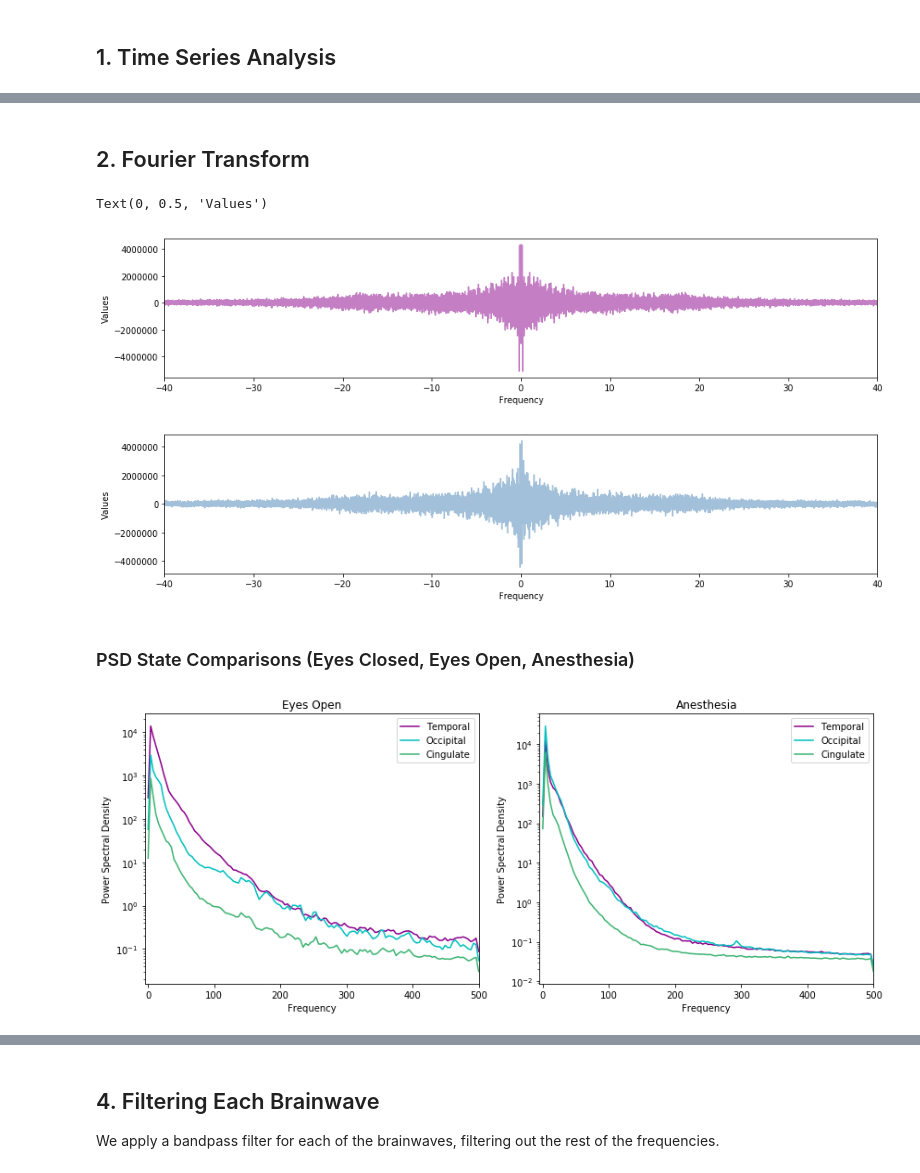
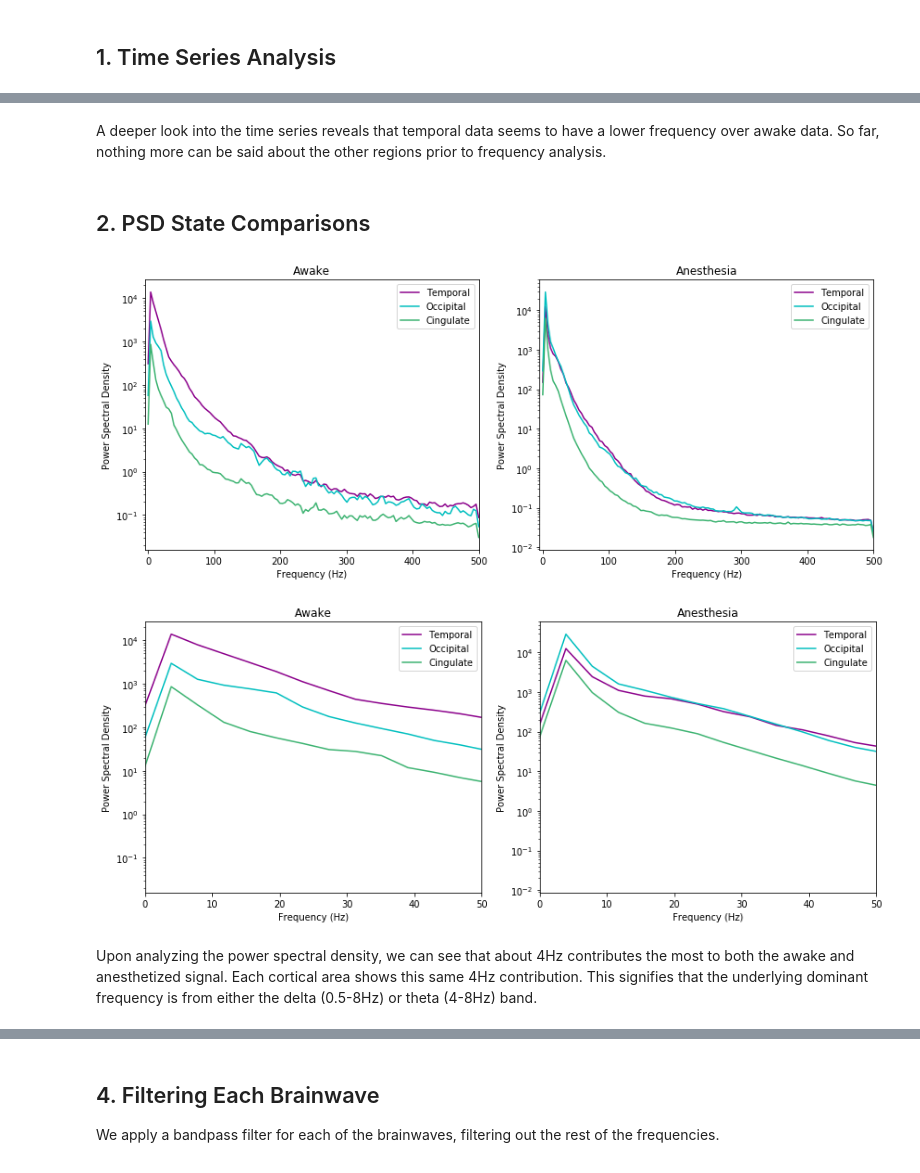
Before and after one commit to vnazlukhanyan/Exploring_Frequency_Comparisons_Across_Cortex, a Jupyter notebook: Christabelle_Project118C.ipynb, the cells around one changed output, grey strips where cells are left out. Cells and saved outputs as stored; diff of their text form; code cells hidden in the pictures.

```diff
--- a/Christabelle_Project118C.ipynb
+++ b/Christabelle_Project118C.ipynb
@@ -69,6 +57,8 @@ plt.legend(monkey_ecog_data['labels'])
 
 ## Data Pre-Processing
 # %%
+monkey_ecog_data = io.loadmat('ECoG_monkey/ECoG_monkey.mat', squeeze_me = True)
+
 eyesopen_cingulate = monkey_ecog_data['ecog_eyesopen'][0,:]
 eyesopen_occipital = monkey_ecog_data['ecog_eyesopen'][1,:]
 eyesopen_temporal = monkey_ecog_data['ecog_eyesopen'][2,:]
@@ -81,7 +71,7 @@ anes_temporal =  monkey_ecog_data['ecog_anes'][2,:]
 elec_num = monkey_ecog_data['elec_num']
 fs = monkey_ecog_data['fs']
 regions = monkey_ecog_data['labels']
-states = ['Eyes Open','Anesthesia']
+states = ['Awake','Anesthesia']
 N = eyesopen_cingulate.shape[0]
 t_vector = np.arange(0, N/fs, 1/fs)
 colors = ['midnightblue','darkmagenta','steelblue','c', 'mediumseagreen', 'darkorange']
@@ -123,4 +117,6 @@ plot_time_series(anes_cingulate, 'Cingulate', anes_temporal, 'Temporal', 'Anesth
+# %% [markdown]
+A deeper look into the time series reveals that temporal data seems to have a lower frequency over awake data. So far, nothing more can be said about the other regions prior to frequency analysis.
 # %% [markdown]
 <a id='psd'></a>
 
-## 2. Fourier Transform
+## 2.  PSD State Comparisons
@@ -144,26 +123,3 @@ def fourier_transforms(data):
-# %%
-freqs = np.fft.fftfreq(N,1/fs)
-F_lfp_np = np.fft.fft(eyesopen_occipital)
-
-
-plt.figure(figsize=(15,3))
-plt.plot(freqs, F_lfp_np.real, label='Real',alpha=0.5, color = 'darkmagenta')
-plt.xlim([-40,40]);
-plt.xlabel("Frequency")
-plt.ylabel("Values")
-#plt.legend()
-
-plt.figure(figsize=(15,3))
-plt.plot(freqs, F_lfp_np.imag, label='Imaginary', alpha=0.5, color = 'steelblue')
-plt.xlim([-40,40]);
-plt.xlabel("Frequency")
-plt.ylabel("Values")
-# %% [output]
-Text(0, 0.5, 'Values')
-[figure, removed]
-[figure, removed]
-# %% [markdown]
-### PSD State Comparisons (Eyes Closed, Eyes Open, Anesthesia)
 # %%
 brain_wave_names = ['Delta Component', 'Theta Component', 'Alpha Component', 'Beta Component', 'Gamma Component']
 bandpass_values = [[0.5,4], [4,8], [8,13], [13,32], [32,100]]
@@ -174,9 +130,9 @@ def return_PSD_data(data):
     return f_sp, t_sp, psd
 # %%
 def plot_PSD_state(f_sp, open_psd, anes_psd):
-    plt.plot(f_sp, open_psd,label = 'Eyes Open', color = colors[1])
+    plt.plot(f_sp, open_psd,label = 'Awake', color = colors[1])
     plt.plot(f_sp, anes_psd,label = 'Anesthesia', color = 'steelblue')
-    plt.xlabel("Frequency")
+    plt.xlabel("Frequency (Hz)")
     plt.ylabel("Power Spectral Density")
     plt.yscale("log")
     plt.xlim(-5,500)
@@ -186,7 +142,7 @@ def plot_PSD_region(f_sp, temp_psd, occ_psd, cing_psd):
     plt.plot(f_sp, temp_psd,  label = 'Temporal', color = colors[1])
     plt.plot(f_sp, occ_psd, label = 'Occipital', color = colors[3])
     plt.plot(f_sp, cing_psd, label = 'Cingulate', color = colors[4])
-    plt.xlabel("Frequency")
+    plt.xlabel("Frequency (Hz)")
     plt.ylabel("Power Spectral Density")
     plt.yscale("log")
     plt.xlim(-5,500)
@@ -203,16 +159,32 @@ anes_cing_f_sp, anes_cing_t_sp, anes_cing_psd = return_PSD_data(anes_cingulate)
 # %%
 plt.figure(figsize=(12,5))
 plt.subplot(1,2,1)
 plt.title(states[0])
 plot_PSD_region(open_temp_f_sp, open_temp_psd, open_occ_psd, open_cing_psd)
 
+plt.subplot(1,2,2)
+plt.title(states[1])
+plot_PSD_region(anes_temp_f_sp, anes_temp_psd, anes_occ_psd, anes_cing_psd)
+plt.tight_layout()
+
+plt.figure(figsize=(12,5))
+plt.subplot(1,2,1)
+plt.title(states[0])
+plot_PSD_region(open_temp_f_sp, open_temp_psd, open_occ_psd, open_cing_psd)
+plt.xlim([0,50])
 
 plt.subplot(1,2,2)
 plt.title(states[1])
 plot_PSD_region(anes_temp_f_sp, anes_temp_psd, anes_occ_psd, anes_cing_psd)
 plt.tight_layout()
+plt.xlim([0,50])
+
+plt.show()
 # %% [output]
-[figure, old version]
+[figure, new version]
+[figure, added]
+# %% [markdown]
+Upon analyzing the power spectral density, we can see that about 4Hz contributes the most to both the awake and anesthetized signal. Each cortical area shows this same 4Hz contribution. This signifies that the underlying dominant frequency is from either the delta (0.5-8Hz) or theta (4-8Hz) band.
 # %%
 plt.figure(figsize=(20,6))
 plt.subplot(1,3,1)
```
Also changed, not shown: parts of 25 cells of this notebook, 1 other file.
